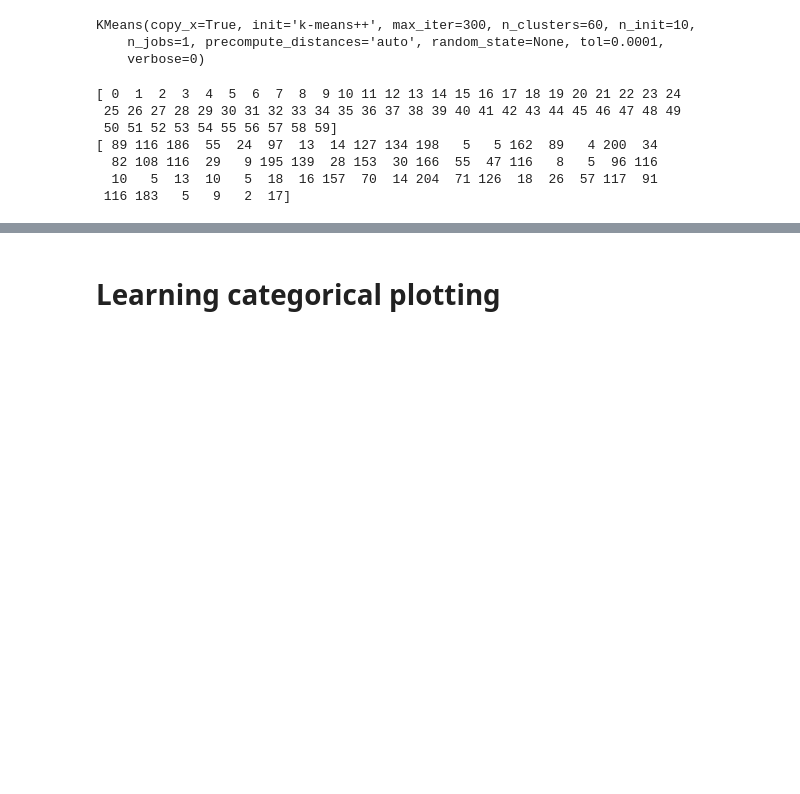
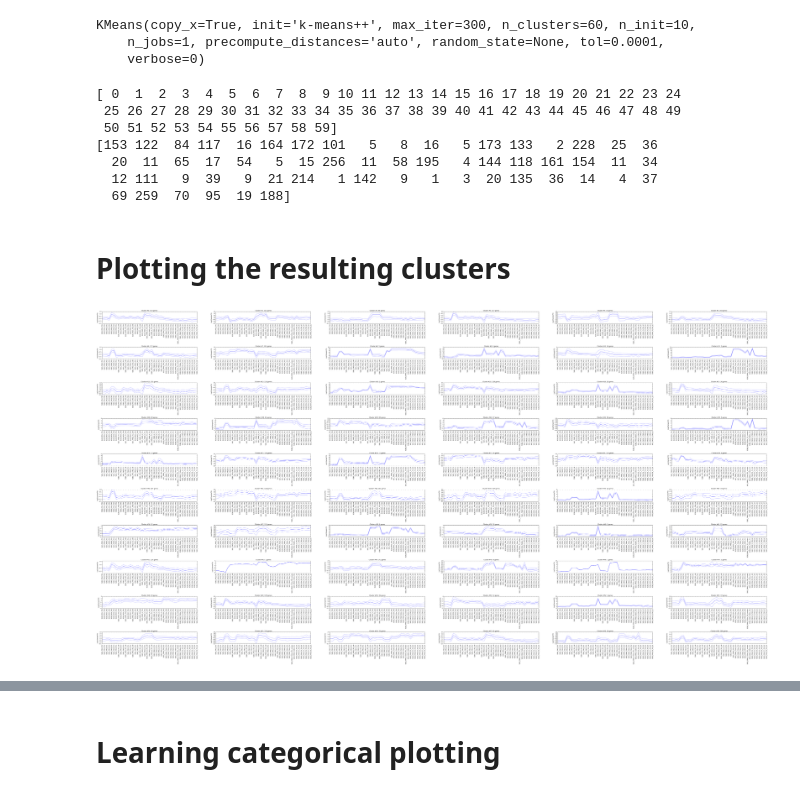
Before and after one commit to JiayuanGuo/Cu_transition_time_course-, a Jupyter notebook: Clustering_all_transcripts_via_K_means.ipynb, the cells around one changed output, grey strips where cells are left out. Saved outputs shown, nothing was run; the diff lists cells and outputs as text; code cells hidden in the pictures; blank space fills up the shorter version.

Commit message:
function to plot all genes within a function

```diff
--- a/Clustering_all_transcripts_via_K_means.ipynb
+++ b/Clustering_all_transcripts_via_K_means.ipynb
@@ -185,7 +107,6 @@ df4_log2.describe()
 # Taking log2 ratio (fm23 is the baseline)
 # %%
 df5_log2_ratio = df4_log2.subtract(df4_log2['5GB1_FM23_TR3'], axis = "index")
-df5_log2_ratio =
 # %%
 df5_log2_ratio = df5_log2_ratio.drop(['5GB1_FM23_TR3'], axis = 1)
 # %%
@@ -223,11 +142,74 @@ labels_kmeans = kmeans.labels_
 # %%
-print(np.unique(labels)) # unique bins, zero is noise
-print(np.bincount(labels[labels!=-1]))
+labels_kmeans = kmeans.labels_
+print(np.unique(labels_kmeans)) # unique bins
+print(np.bincount(labels_kmeans[labels_kmeans!=-1])) #genes in each bin/cluster
 # %% [output]
 [ 0  1  2  3  4  5  6  7  8  9 10 11 12 13 14 15 16 17 18 19 20 21 22 23 24
  25 26 27 28 29 30 31 32 33 34 35 36 37 38 39 40 41 42 43 44 45 46 47 48 49
  50 51 52 53 54 55 56 57 58 59]
-[ 89 116 186  55  24  97  13  14 127 134 198   5   5 162  89   4 200  34
-  82 108 116  29   9 195 139  28 153  30 166  55  47 116   8   5  96 116
-  10   5  13  10   5  18  16 157  70  14 204  71 126  18  26  57 117  91
- 116 183   5   9   2  17]
+[153 122  84 117  16 164 172 101   5   8  16   5 173 133   2 228  25  36
+  20  11  65  17  54   5  15 256  11  58 195   4 144 118 161 154  11  34
+  12 111   9  39   9  21 214   1 142   9   1   3  20 135  36  14   4  37
+  69 259  70  95  19 188]
+# %%
+#Adding cluster labels to gene dataframe
+clusters_df = pd.DataFrame(labels_kmeans, index = df5_log2_ratio.index)
+clusters_df.rename(columns = {0:"cluster"}, inplace = True)
+df6_clusters = pd.concat([df5_log2_ratio, clusters_df], axis = 1)
+# %% [markdown]
+# Plotting the resulting clusters
+# %%
+import matplotlib.pyplot as plt
+%matplotlib inline
+import seaborn as sns
+sns.set()
+# %%
+def draw_scatter(df, n_rows, n_cols):
+    """
+    Draw scatter plot of mean gene expression level for genes in that cluster.
+    Will include 1 standard deviation error margin within the plot.
+
+
+    df: daframe with locus tag as index, and "cluster" column with cluster number for each gene.
+    n_rows: int value for the subplot grid
+    """
+
+
+    fig = plt.figure(figsize = (100, 50))
+    x_axis = list(range(len(df.columns)-1))
+    x_ticks = df.loc[:, df.columns != "cluster"]
+
+    y_stdev = df.groupby("cluster").std()
+    y_mean = df.groupby("cluster").mean()
+
+    y_low = y_mean.subtract(y_stdev, fill_value=0)
+    y_high = y_mean.add(y_stdev, fill_value = 0)
+
+    count = df.groupby("cluster").count().iloc[:,0]
+
+    for i in range(y_mean.shape[0]):
+        y = y_mean.values[i]
+        y_hi = y_high.values[i]
+        y_lo = y_low.values[i]
+
+        title_str = "Cluster #"+ str(i) + ": " + str(count[i]) + " genes"
+
+        ax = fig.add_subplot(n_rows, n_cols, i+1)
+        ax.set_xticks(x_axis)
+        ax.set_xticklabels(x_ticks, rotation = "vertical")
+        ax.set_title(title_str)
+        ax.set_ylabel("Log2(Sample/T0)")
+
+        ax.plot(x_axis, y, "b-")
+        ax.plot(x_axis, y_hi, "b-", alpha = 0.5)
+        ax.plot(x_axis, y_lo, "b-", alpha = 0.5 )
+
+    fig.subplots_adjust(hspace = 2)
+    plt.show()
+    fig.savefig("cluster_means.pdf")
+
+
+testa = df6_clusters #.iloc[:500,:]
+draw_scatter(testa, 10, 6 )
+# %% [output]
+[figure, added]
```
Also changed, not shown: parts of 61 cells of this notebook.
